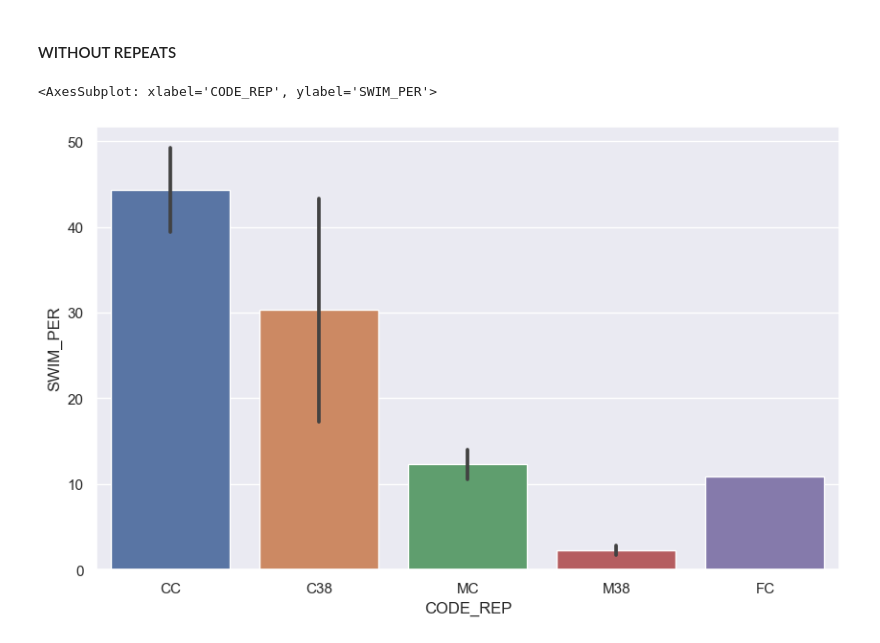
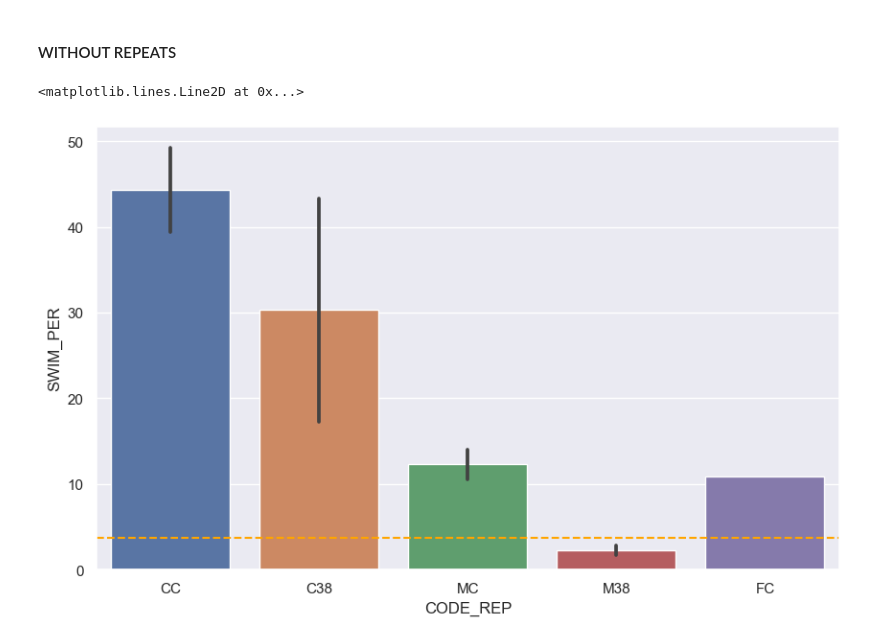
Before and after one commit to mitoclub/fish-strong-purifying-selection, a Jupyter notebook: notebooks/primary_stats.ipynb, the cells around one changed output. Cells and saved outputs as stored; diff of their text form; code cells hidden in the pictures.

Commit message:
Updated plots

```diff
--- a/notebooks/primary_stats.ipynb
+++ b/notebooks/primary_stats.ipynb
@@ -471,8 +511,11 @@ sns.barplot(exp8fac, x='CODE', y='SWIM_PER')
 #### WITHOUT REPEATS
 # %%
 exp8fac['CODE_REP'] = exp8fac.CODE.str.replace('1', '').str.replace('2', '')
+# %%
+expected_8 = exp8fac[exp8fac['CODE_REP'] == 'C38'].SWIM_PER.mean() * exp8fac[exp8fac['CODE_REP'] == 'MC'].SWIM_PER.mean() / 100
 # %%
 sns.barplot(exp8fac, x='CODE_REP', y='SWIM_PER')
+plt.axhline(y=expected_8, color='orange', ls='--')
 # %% [output]
-<AxesSubplot: xlabel='CODE_REP', ylabel='SWIM_PER'>
+<matplotlib.lines.Line2D at 0x...>
-[figure, old version]
+[figure, new version]
```
Also changed, not shown: parts of 8 cells of this notebook, 1 other file.
